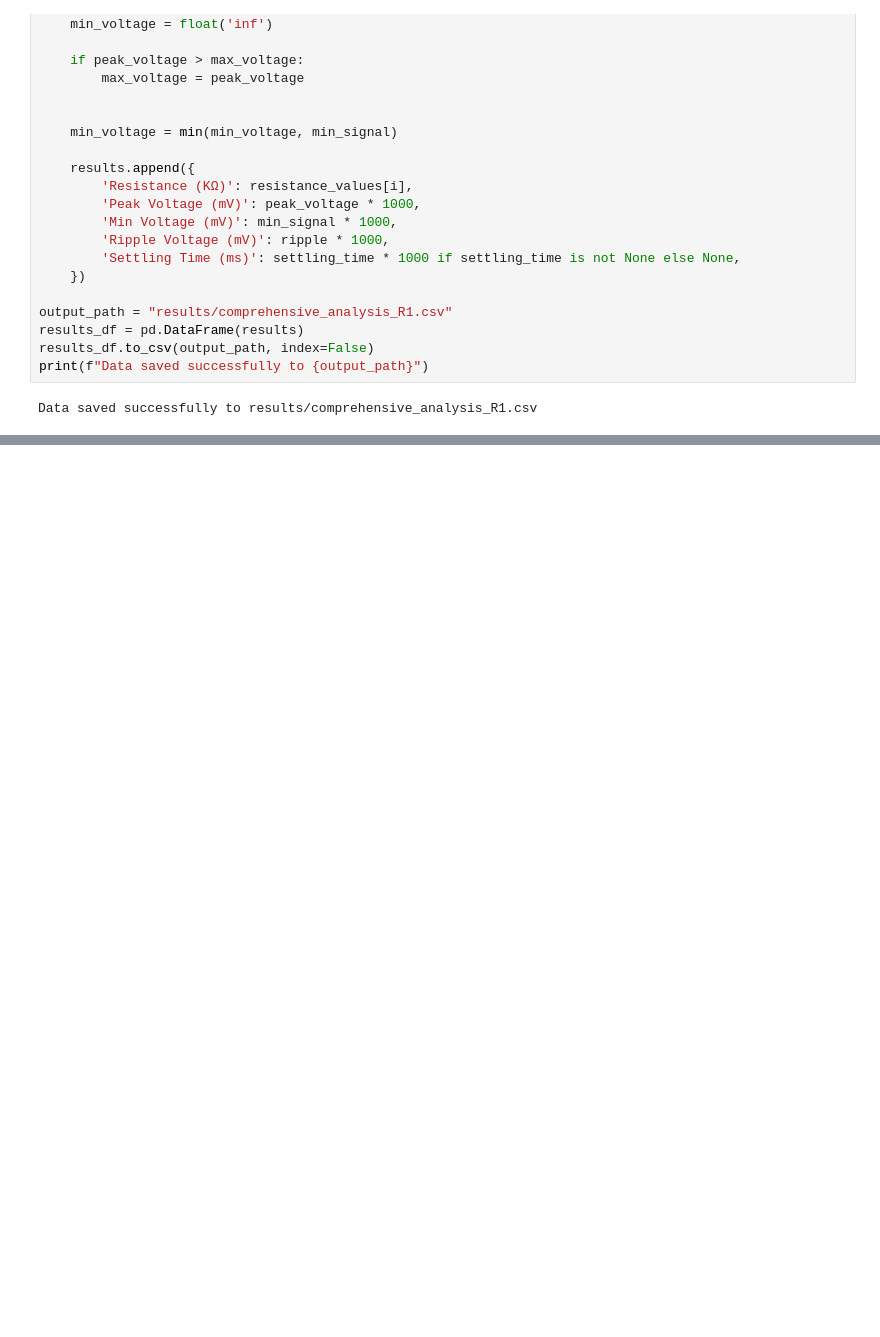
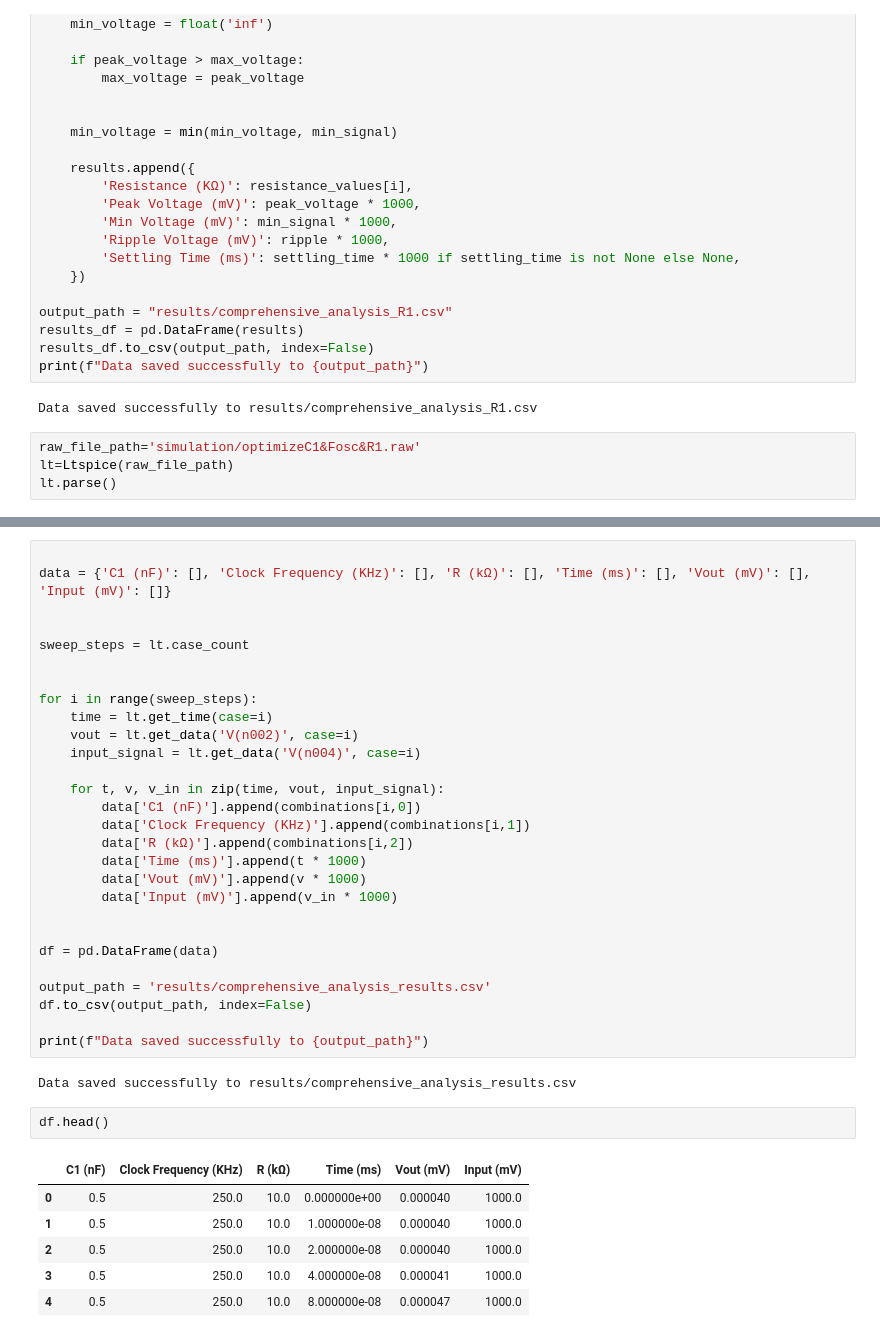
Before and after one commit to imran-nazir0011/minor-project-7th-sem, a Jupyter notebook: ETL.ipynb, the cells around one changed output, grey strips where cells are left out. Drawn from its saved outputs; the diff is of its cells as text; blank space fills up the shorter version.

```diff
--- a/ETL.ipynb
+++ b/ETL.ipynb
@@ -300,3 +300,7 @@ results_df.to_csv(output_path, index=False)
 print(f"Data saved successfully to {output_path}")
 # %% [output]
 Data saved successfully to results/comprehensive_analysis_R1.csv
+# %%
+raw_file_path='simulation/optimizeC1&Fosc&R1.raw'
+lt=Ltspice(raw_file_path)
+lt.parse()
@@ -302,0 +358,39 @@ Data saved successfully to results/comprehensive_analysis_R1.csv
+# %%
+
+data = {'C1 (nF)': [], 'Clock Frequency (KHz)': [], 'R (kΩ)': [], 'Time (ms)': [], 'Vout (mV)': [], 'Input (mV)': []}
+
+
+sweep_steps = lt.case_count
+
+
+for i in range(sweep_steps):
+    time = lt.get_time(case=i)
+    vout = lt.get_data('V(n002)', case=i)
+    input_signal = lt.get_data('V(n004)', case=i)
+
+    for t, v, v_in in zip(time, vout, input_signal):
+        data['C1 (nF)'].append(combinations[i,0])
+        data['Clock Frequency (KHz)'].append(combinations[i,1])
+        data['R (kΩ)'].append(combinations[i,2])
+        data['Time (ms)'].append(t * 1000)
+        data['Vout (mV)'].append(v * 1000)
+        data['Input (mV)'].append(v_in * 1000)
+
+
+df = pd.DataFrame(data)
+
+output_path = 'results/comprehensive_analysis_results.csv'
+df.to_csv(output_path, index=False)
+
+print(f"Data saved successfully to {output_path}")
+# %% [output]
+Data saved successfully to results/comprehensive_analysis_results.csv
+# %%
+df.head()
+# %% [output]
+|  | C1 (nF) | Clock Frequency (KHz) | R (kΩ) | Time (ms) | Vout (mV) | Input (mV) |
+| 0 | 0.5 | 250.0 | 10.0 | 0.000000e+00 | 0.000040 | 1000.0 |
+| 1 | 0.5 | 250.0 | 10.0 | 1.000000e-08 | 0.000040 | 1000.0 |
+| 2 | 0.5 | 250.0 | 10.0 | 2.000000e-08 | 0.000040 | 1000.0 |
+| 3 | 0.5 | 250.0 | 10.0 | 4.000000e-08 | 0.000041 | 1000.0 |
+| 4 | 0.5 | 250.0 | 10.0 | 8.000000e-08 | 0.000047 | 1000.0 |
```
Also changed, not shown: parts of 3 cells of this notebook, 4 other files.
